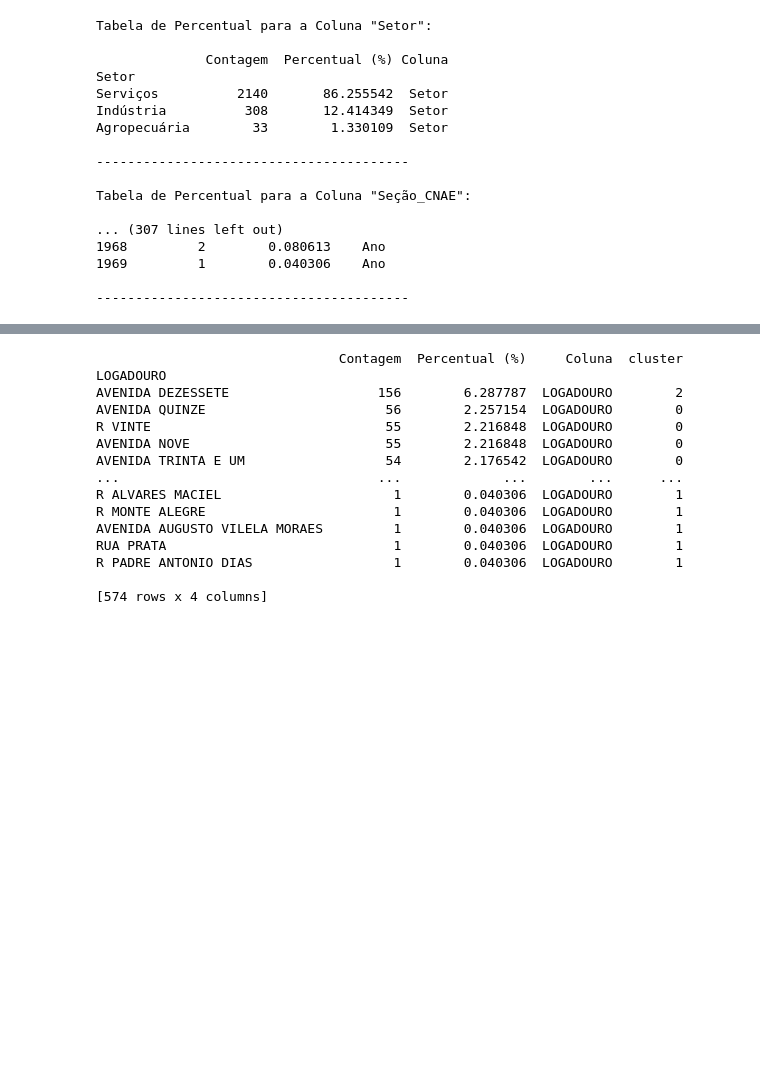
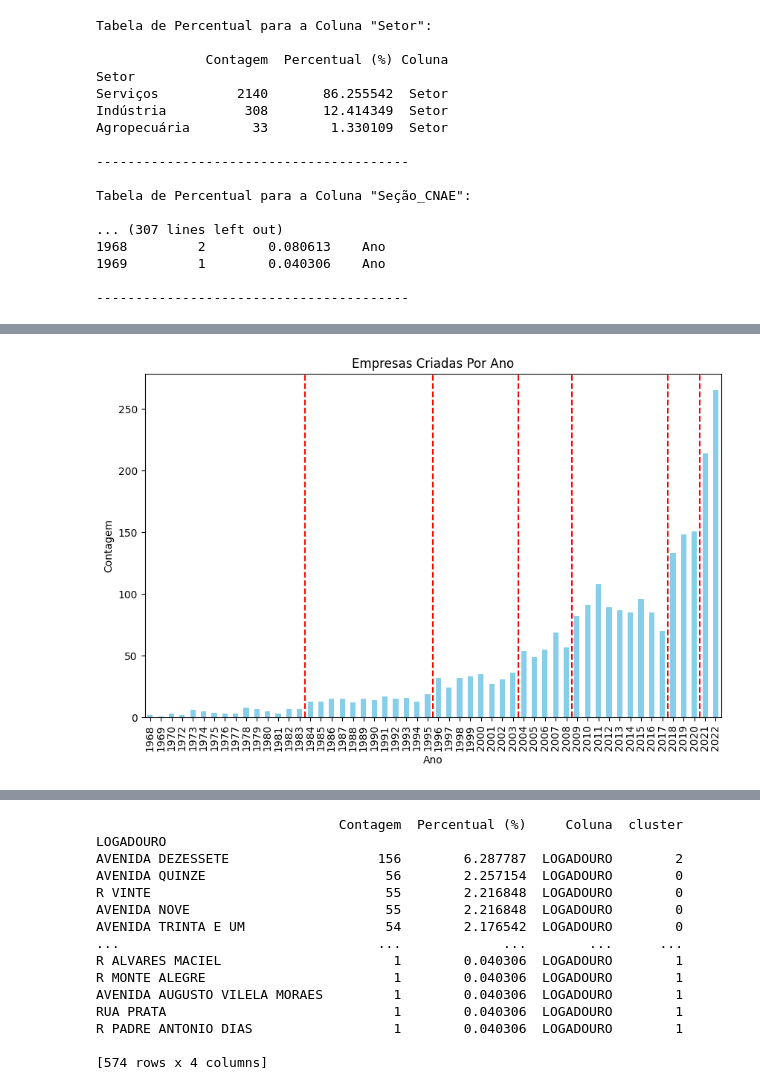
Before and after one commit to MauricioPozzebon/freelance-katia, a Jupyter notebook: analises.ipynb, the cells around one changed output, grey strips where cells are left out. Saved outputs shown, nothing was run; the diff lists cells and outputs as text; code cells hidden in the pictures; blank space fills up the shorter version.

```diff
--- a/analises.ipynb
+++ b/analises.ipynb
@@ -198,4 +179,4 @@ tabelas_percentuais[11]
 # %%
-logradouro_df = pd.DataFrame(tabelas_percentuais[8])
-bairro_df = pd.DataFrame(tabelas_percentuais[10])
-ano_df = pd.DataFrame(tabelas_percentuais[11])
+df_logradouro = pd.DataFrame(tabelas_percentuais[8])
+df_bairro = pd.DataFrame(tabelas_percentuais[10])
+df_ano = pd.DataFrame(tabelas_percentuais[11])
@@ -204,0 +204,3 @@ import numpy as np
+# %%
+df_ano.sort_values(by="Ano", ascending=True, inplace=True)
+df_ano['media_movel'] = df_ano['Contagem'].rolling(window=2).mean()
@@ -204,0 +228,26 @@ import numpy as np
+# %%
+# Contagem da coluna
+column_counts = df_ano['Contagem']
+media = df_ano['media_movel']
+
+# Criando o gráfico de barras
+plt.figure(figsize=(10, 6))
+column_counts.plot(kind='bar', color='skyblue')
+
+# Adicionando rótulos e título
+plt.xlabel('Ano')
+plt.ylabel('Contagem')
+plt.title('Empresas Criadas Por Ano')
+
+# Adicionando linha tracejada entre os anos
+plt.axvline(x=14.5, color='red', linestyle='--')
+plt.axvline(x=26.5, color='red', linestyle='--')
+plt.axvline(x=34.5, color='red', linestyle='--')
+plt.axvline(x=39.5, color='red', linestyle='--')
+plt.axvline(x=48.5, color='red', linestyle='--')
+plt.axvline(x=51.5, color='red', linestyle='--')
+
+# Exibindo o gráfico
+plt.show()
+# %% [output]
+[figure, added]
```
Also changed, not shown: parts of 20 cells of this notebook.
